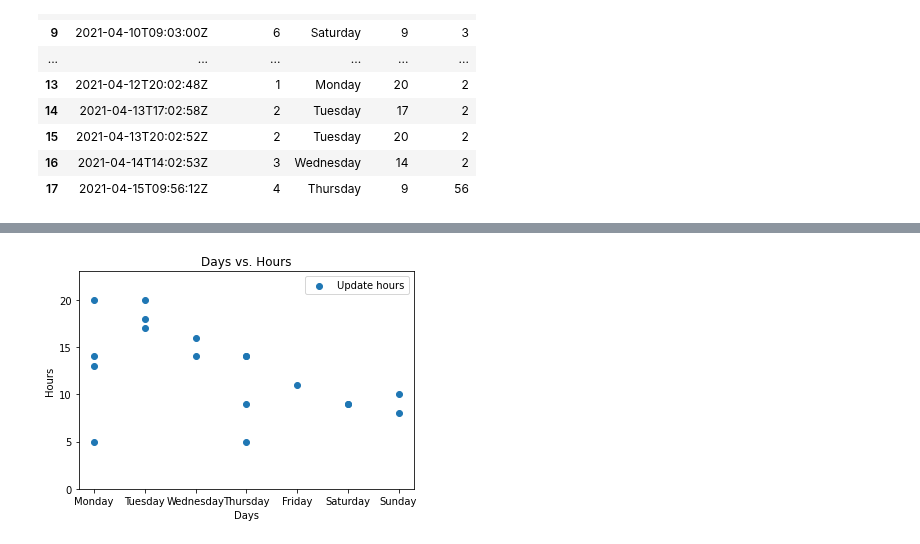
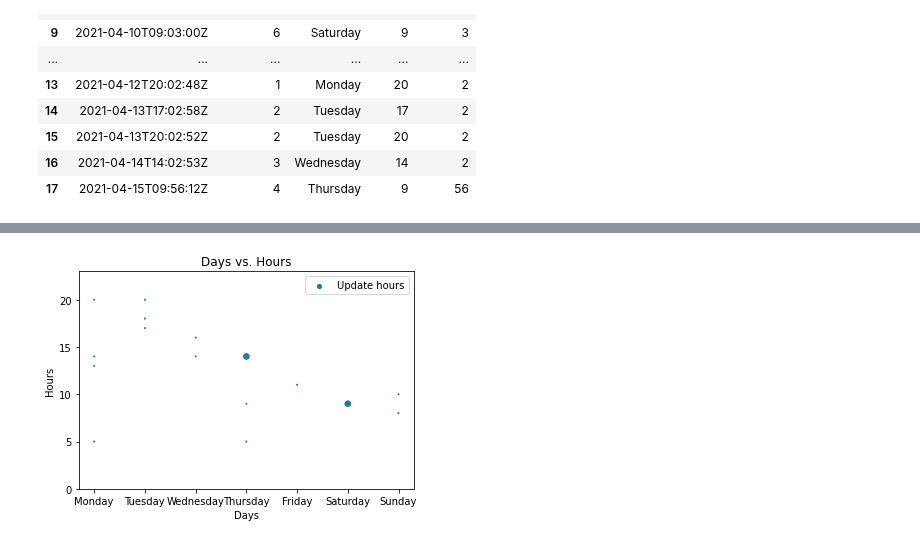
Before and after one commit to Ipgnosis/covid_analysis, a Jupyter notebook: analyze_update_record.ipynb, the cells around one changed output, grey strips where cells are left out. Saved outputs shown, nothing was run; the diff lists cells and outputs as text; code cells hidden in the pictures.

Commit message:
Scatter plot working with duplicates displayed

```diff
--- a/analyze_update_record.ipynb
+++ b/analyze_update_record.ipynb
@@ -58,3 +58,6 @@ df
 | 15 | 2021-04-13T20:02:52Z | 2 | Tuesday | 20 | 2 |
 | 16 | 2021-04-14T14:02:53Z | 3 | Wednesday | 14 | 2 |
 | 17 | 2021-04-15T09:56:12Z | 4 | Thursday | 9 | 56 |
+# %%
+df = df.groupby(['day_nums', 'days', 'hours']).size().reset_index(name='counts')
+df
@@ -61,25 +82,24 @@ df
 # %%
-scatter = df.sort_values(by = ['day_nums'])
 
 labels = {
     'title': 'Days vs. Hours',
     'x_label': 'Days',
     'y_label': 'Hours'
 }
 
 results = {
-    'x_axis': scatter.days,
-    'y_axis': scatter.hours,
-    'label': 'Update hours'
+    'x_axis': df['days'],
+    'y_axis': df['hours'],
+    'legend_label': 'Update hours'
 }
 
 params = {
     'y_lim': (0, 23),
-    'area': None,
+    'area': df['counts']**5,
     'colors': None,
     'alpha': None
 }
 
 scatter_plot(labels, results, params)
 # %% [output]
-[figure, old version]
+[figure, new version]
```
Also changed, not shown: parts of 1 cell of this notebook, 1 other file.
